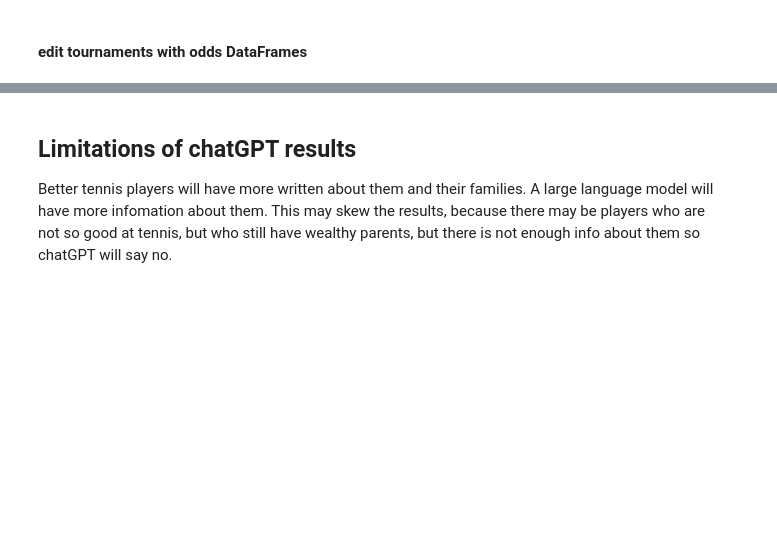
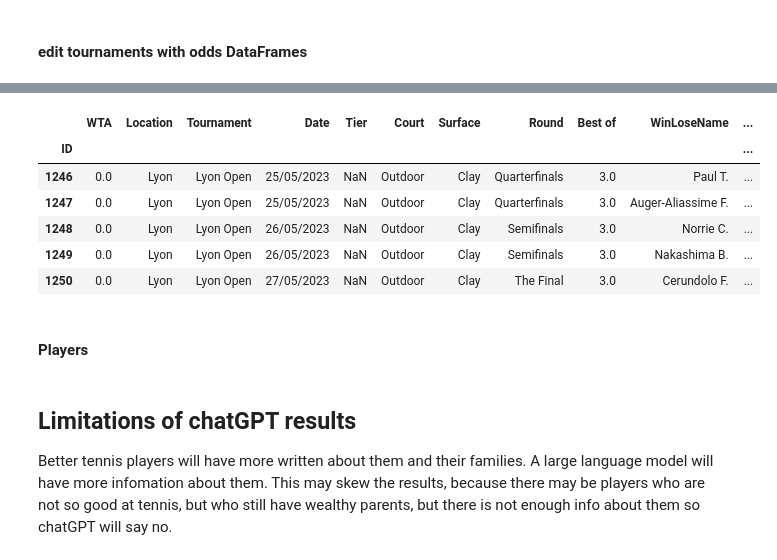
Before and after one commit to mmmcustard/analytics158739, a Jupyter notebook: 158739Assignment4.ipynb, the cells around one changed output, grey strips where cells are left out. Cells and saved outputs as stored; diff of their text form; code cells hidden in the pictures; blank space fills up the shorter version.

Commit message:
finalise player_odds_df

```diff
--- a/158739Assignment4.ipynb
+++ b/158739Assignment4.ipynb
@@ -312,7 +312,3 @@ all_tournament_matches_wOdds = pd.concat([wta_tournament_matches_wOdds, atp_tour
 # Change NaN values to zero for specified columns
 columns_to_fill = ['W3', 'L3', 'W4', 'L4', 'W5', 'L5', 'ATP', 'WTA', 'Series']
 all_tournament_matches_wOdds[columns_to_fill] = all_tournament_matches_wOdds[columns_to_fill].fillna(0)
-
-# set index
-all_tournament_matches_wOdds['ID'] = all_tournament_matches_wOdds.index + 1
-all_tournament_matches_wOdds.set_index('ID', inplace=True)
@@ -374,0 +339,2 @@ for index, row in top_players.iterrows():
+# %%
+loser_tournament_matches_wOdds["win"] = "false"
@@ -374,0 +343,16 @@ for index, row in top_players.iterrows():
+# %%
+# set index
+WinnerLoser_winner_tournament_matches_wOdds['ID'] = WinnerLoser_winner_tournament_matches_wOdds.index + 1
+WinnerLoser_winner_tournament_matches_wOdds.set_index('ID', inplace=True)
+# %%
+WinnerLoser_winner_tournament_matches_wOdds.tail()
+# %% [output]
+|  | WTA | Location | Tournament | Date | Tier | Court | Surface | Round | Best of | WinLoseName | ... |
+| ID |  |  |  |  |  |  |  |  |  |  | ... |
+| 1246 | 0.0 | Lyon | Lyon Open | 25/05/2023 | NaN | Outdoor | Clay | Quarterfinals | 3.0 | Paul T. | ... |
+| 1247 | 0.0 | Lyon | Lyon Open | 25/05/2023 | NaN | Outdoor | Clay | Quarterfinals | 3.0 | Auger-Aliassime F. | ... |
+| 1248 | 0.0 | Lyon | Lyon Open | 26/05/2023 | NaN | Outdoor | Clay | Semifinals | 3.0 | Norrie C. | ... |
+| 1249 | 0.0 | Lyon | Lyon Open | 26/05/2023 | NaN | Outdoor | Clay | Semifinals | 3.0 | Nakashima B. | ... |
+| 1250 | 0.0 | Lyon | Lyon Open | 27/05/2023 | NaN | Outdoor | Clay | The Final | 3.0 | Cerundolo F. | ... |
+# %% [markdown]
+#### Players
```
Also changed, not shown: parts of 29 cells of this notebook.
